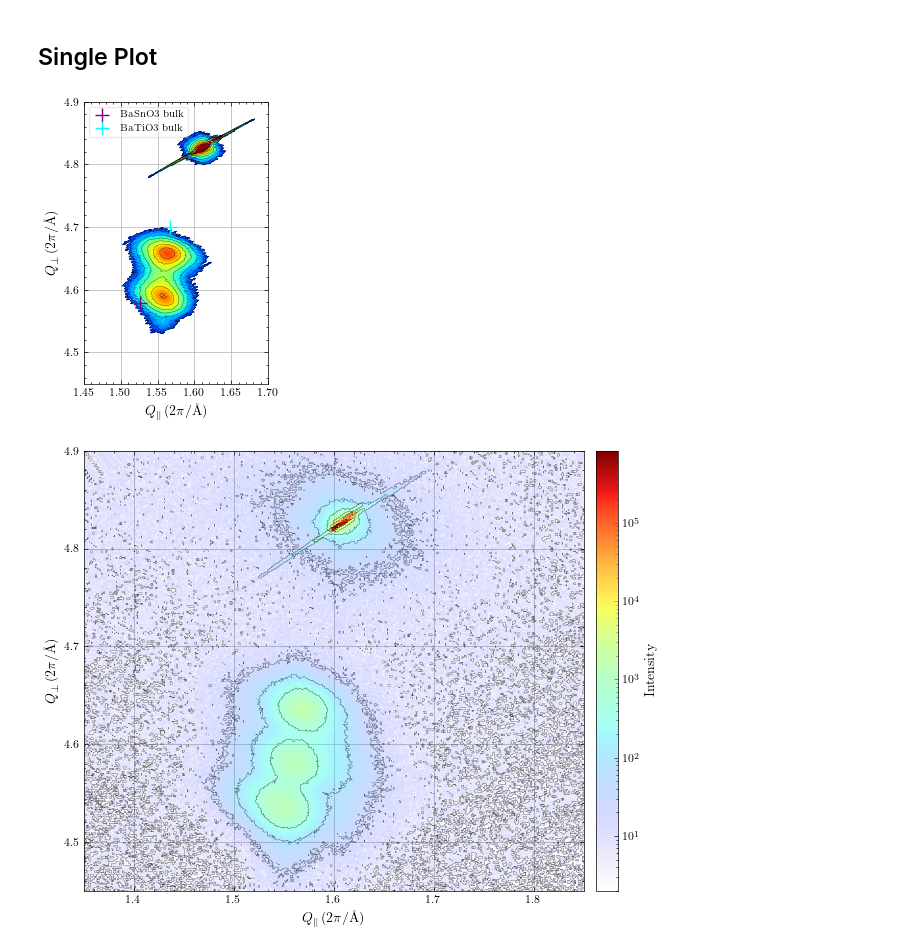
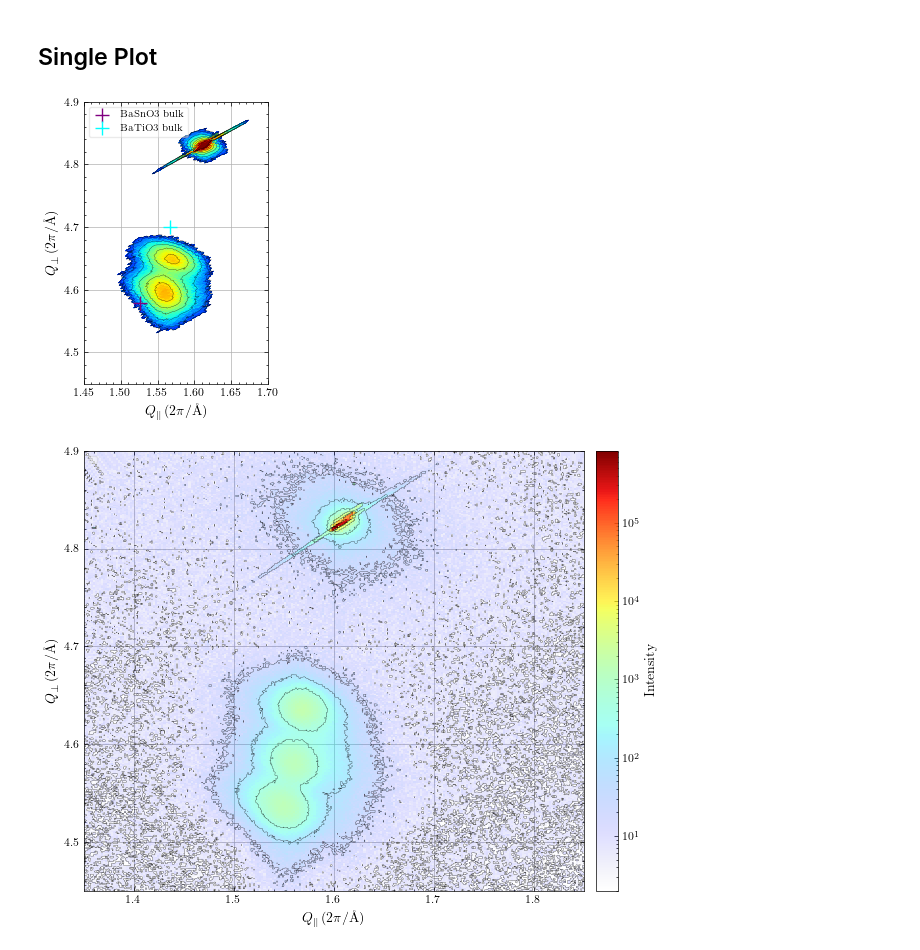
Before and after one commit to hc3413/Thin_Film_Analysis, a Jupyter notebook: RSM_Analysis.ipynb, the cells around one changed output. Saved outputs shown, nothing was run; the diff lists cells and outputs as text; code cells hidden in the pictures.

```diff
--- a/RSM_Analysis.ipynb
+++ b/RSM_Analysis.ipynb
@@ -47,7 +47,9 @@ RSM_JT082 = RSM(root_XRD, folder_name = 'JT082')
 RSM_JT090 = RSM(root_XRD, folder_name = 'JT090')
 RSM_JT129 = RSM(root_XRD, folder_name = 'JT129')
 RSM_JT143 = RSM(root_XRD, folder_name = 'JT143')
+RSM_JT147 = RSM(root_XRD, folder_name = 'JT147')
 RSM_JT148 = RSM(root_XRD, folder_name = 'JT148')
+RSM_JT151 = RSM(root_XRD, folder_name = 'JT151')
 
 RSM_DR001 = RSM(root_XRD, folder_name = 'DR001')
 RSM_DR002 = RSM(root_XRD, folder_name = 'DR002')
@@ -134,22 +136,22 @@ EM027_LSO_BSO_STO_Treated_RSM_H1_1 shape = (679, 251, 3)
 ## Single Plot
 # %%
 #def plot_2D(self, threshold_filt: float = 1e-99, log_scale: bool = True, x_lim = [1.35, 2.05], y_lim = [4.8, 5.29], plot_type = 'contour'):
-single_dat = [RSM_JT148]
+single_dat = [RSM_JT151]
 export_data = True
 fig1 = RSM_plot_single(dat = single_dat,threshold_filt = 80, grid_filt = 10,
                        resolution_scaling=1, plot_type = 'mesh', ax_unit='reciprocal', string_suppress = True,
                     x_lim = [1.45, 1.7], y_lim = [4.45, 4.9], #x_lim='auto', y_lim = 'auto', #
                     intensity_lim=[1.5,3.8],
                     title_on=False, color_bar=False,
                     export_data=export_data, denoise_size=50,
                     norm_plot=False,
                     bulk_params = ['BSO', 'BTO'],
                     ) #x_lim = [-0.12, 0.12], y_lim = [2.93, 3.11]
 
 if export_data:
     fig1.savefig(f'{single_dat[0].folder_path}/{single_dat[0].plot_string[0]}.{fig_format}', dpi=600, bbox_inches='tight', transparent=True)
 # %% [output]
-[figure, old version]
+[figure, new version]
 # %%
 fig1 = RSM_plot_sep(dat = single_dat,threshold_filt = 1, grid_filt = 1,
                     resolution_scaling=3, plot_type = 'mesh',
```
Also changed, not shown: parts of 6 cells of this notebook, 11 other files.
